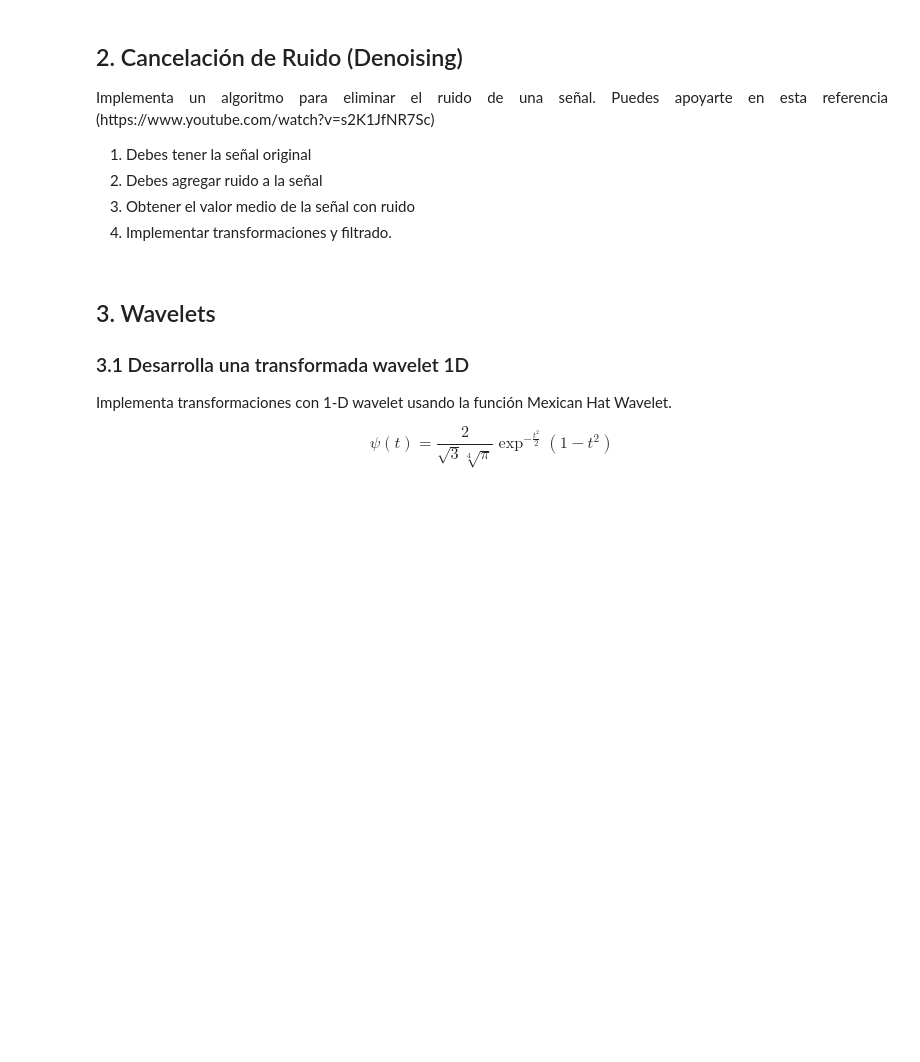
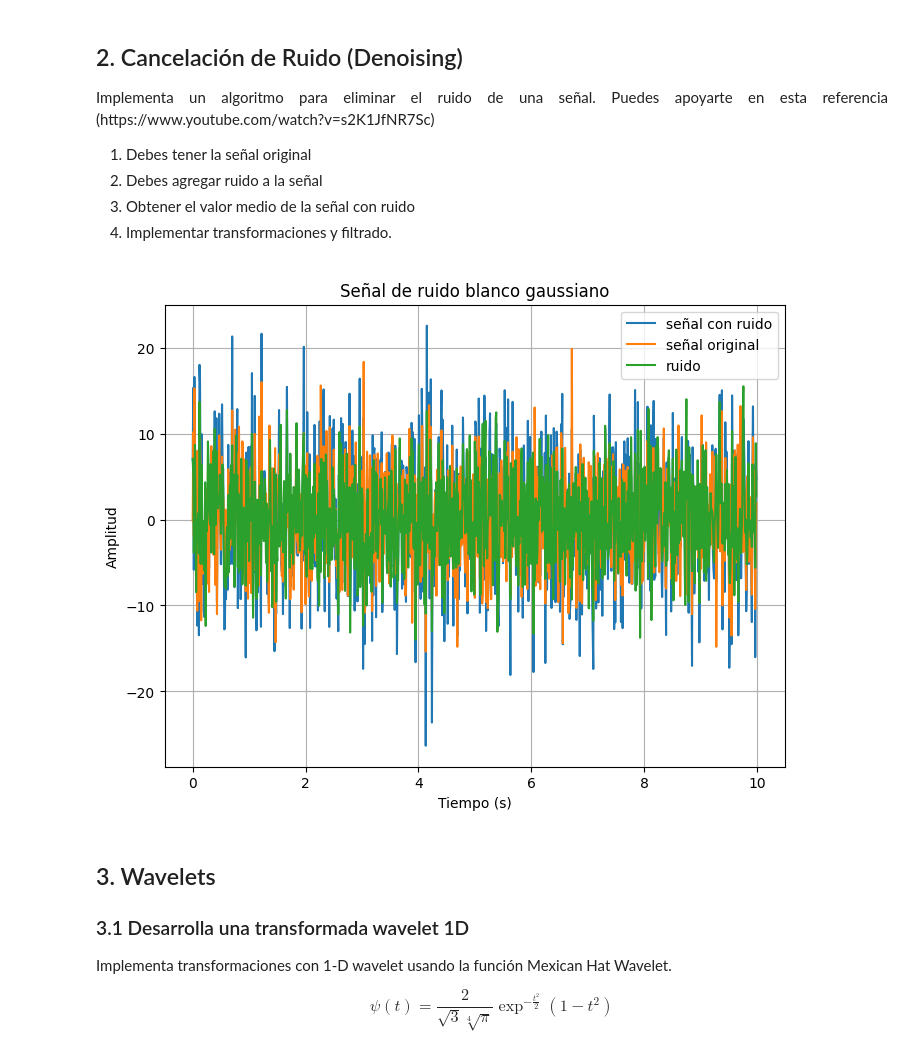
Before and after one commit to Ricardodiazguerra/Tareas_Multimedia, a Jupyter notebook: Actividad_4/Actividad_4_DíazRicardo_19618663-8.ipynb, the cells around one changed output. Drawn from its saved outputs; the diff is of its cells as text; code cells hidden in the pictures; blank space fills up the shorter version.

```diff
--- a/Actividad_4/Actividad_4_DíazRicardo_19618663-8.ipynb
+++ b/Actividad_4/Actividad_4_DíazRicardo_19618663-8.ipynb
@@ -75,3 +78,29 @@ Implementa un algoritmo para eliminar el ruido de una señal. Puedes apoyarte en
+# %%
+duracion = 10.0
+frecuencia_de_muestreo = 100
+numero_de_puntos = int(duracion * frecuencia_de_muestreo)
+
+ruido = np.random.normal(0, 5, numero_de_puntos)
+
+t = np.linspace(0, duracion, numero_de_puntos, endpoint=False)
+
+ruido1 = np.random.normal(0, 5, numero_de_puntos)
+
+señal_con_ruido = ruido + ruido1
+
+plt.figure(figsize=(8, 6))
+
+plt.plot(t, señal_con_ruido, label = "señal con ruido")
+plt.plot(t, ruido, label = "señal original")
+plt.plot(t, ruido1, label = "ruido")
+plt.xlabel('Tiempo (s)')
+plt.ylabel('Amplitud')
+plt.title('Señal de ruido blanco gaussiano')
+plt.legend()
+plt.grid(True)
+plt.show()
+# %% [output]
+[figure, added]
 # %% [markdown]
 ## 3. Wavelets
 ### 3.1 Desarrolla una transformada wavelet 1D
```
Also changed, not shown: parts of 2 cells of this notebook.
